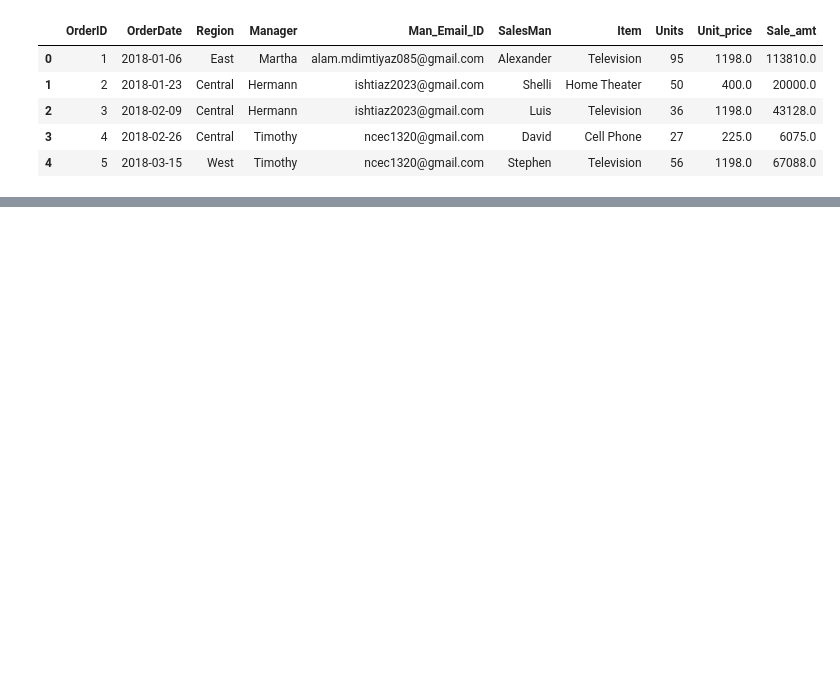
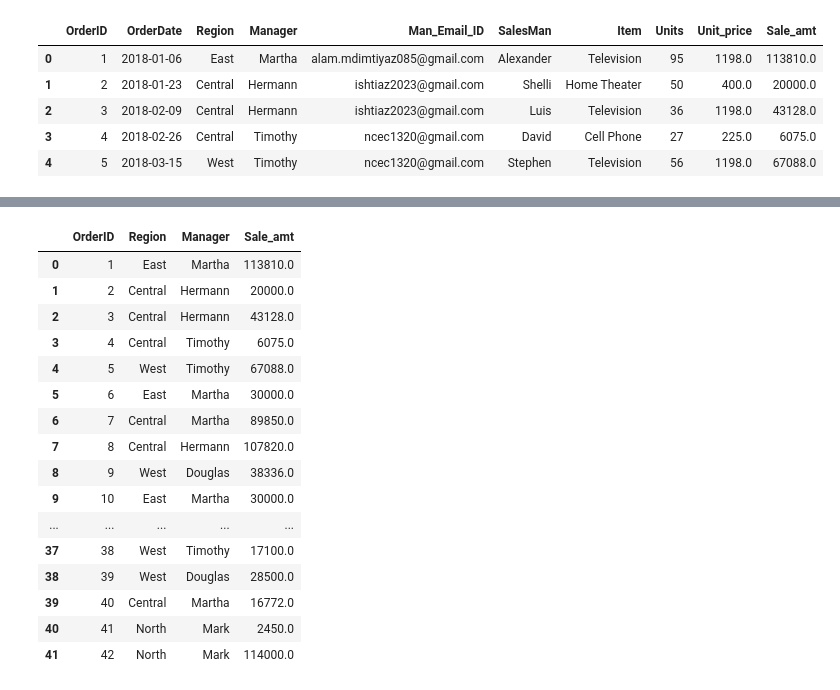
Before and after one commit to Faizan011-LTIM/Pandas-Python, a Jupyter notebook: Pandas.ipynb, the cells around one changed output, grey strips where cells are left out. Cells and saved outputs as stored; diff of their text form; code cells hidden in the pictures; blank space fills up the shorter version.

```diff
--- a/Pandas.ipynb
+++ b/Pandas.ipynb
@@ -92,3 +92,26 @@ df.tail()
 | 39 | 40 | 2019-10-31 | Central | Martha | alam.mdimtiyaz085@gmail.com | Steven | Television | 14 | 1198.0 | 16772.0 |
 | 40 | 41 | 2014-12-20 | North | Mark | farhanazam100@gmail.com | Stephen | Earphone | 10 | 245.0 | 2450.0 |
 | 41 | 42 | 2014-12-20 | North | Mark | farhanazam100@gmail.com | Stephen | Tablet | 15 | 7600.0 | 114000.0 |
+# %%
+import pandas as pd                                          # Import Pandas Library
+df = pd.read_excel("Sales.xlsx")                             # Read Excel File
+sel_col = df[['OrderID', 'Region', 'Manager', 'Sale_amt']]   # To show desired Column
+sel_col                                                      # Show all records
+# %% [output]
+|  | OrderID | Region | Manager | Sale_amt |
+| 0 | 1 | East | Martha | 113810.0 |
+| 1 | 2 | Central | Hermann | 20000.0 |
+| 2 | 3 | Central | Hermann | 43128.0 |
+| 3 | 4 | Central | Timothy | 6075.0 |
+| 4 | 5 | West | Timothy | 67088.0 |
+| 5 | 6 | East | Martha | 30000.0 |
+| 6 | 7 | Central | Martha | 89850.0 |
+| 7 | 8 | Central | Hermann | 107820.0 |
+| 8 | 9 | West | Douglas | 38336.0 |
+| 9 | 10 | East | Martha | 30000.0 |
+| ... | ... | ... | ... | ... |
+| 37 | 38 | West | Timothy | 17100.0 |
+| 38 | 39 | West | Douglas | 28500.0 |
+| 39 | 40 | Central | Martha | 16772.0 |
+| 40 | 41 | North | Mark | 2450.0 |
+| 41 | 42 | North | Mark | 114000.0 |
```
Also changed, not shown: parts of 3 cells of this notebook.
